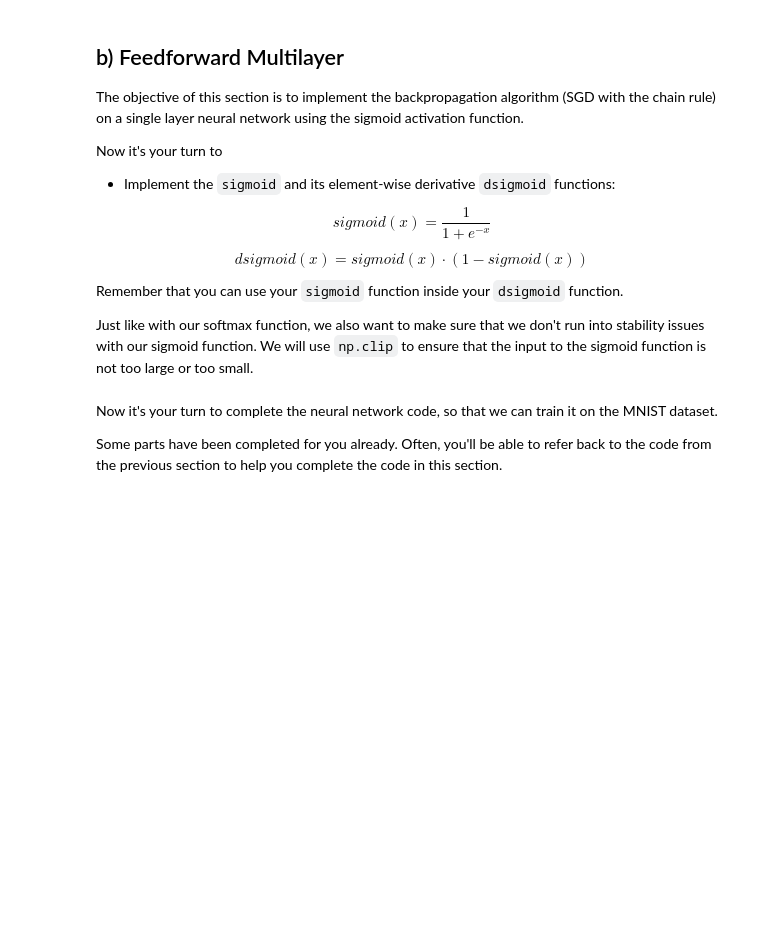
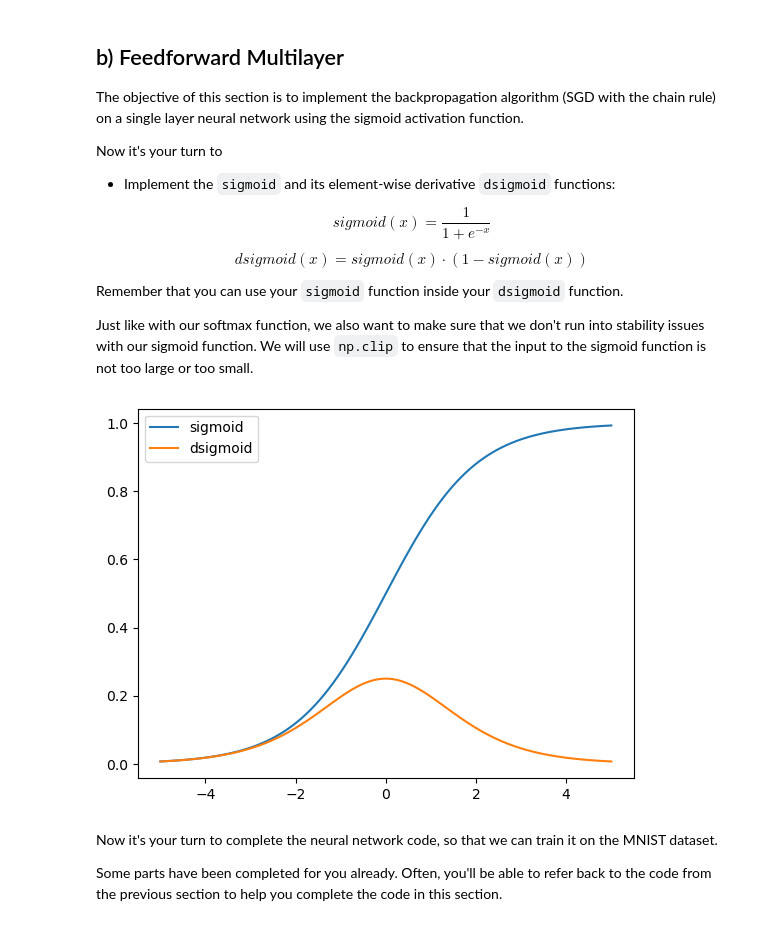
Before and after one commit to UofT-DSI/deep_learning, a Jupyter notebook: 01_materials/labs/lab_2.ipynb, the cells around one changed output. Drawn from its saved outputs; the diff is of its cells as text; code cells hidden in the pictures; blank space fills up the shorter version.

```diff
--- a/01_materials/labs/lab_2.ipynb
+++ b/01_materials/labs/lab_2.ipynb
@@ -160,10 +191,10 @@ class LogisticRegression:
 
     def forward(self, X):
         # Compute the linear combination of the input and weights
-        Z = None # TODO
+        Z = np.dot(X,self.W) + self.b
 
         # Return the softmax of the linear combination
-        return None # TODO
+        return softmax(Z)
 
     def predict(self, X):
         # Return the most probable class for each sample in X
@@ -175,8 +206,7 @@ class LogisticRegression:
     def loss(self, X, y):
         # Compute the negative log likelihood over the data provided
         y_onehot = one_hot(self.output_size, y)
-        return None # TODO
-
+        return nll(one_hot(self.output_size,y),self.forward(X))
     def grad_loss(self, X, y_true, y_pred):
         # Compute the gradient of the loss with respect to W and b for a single sample (X, y_true)
         # y_pred is the output of the forward pass
@@ -265,18 +316,20 @@ Just like with our softmax function, we also want to make sure that we don't run
 # %%
 def sigmoid(X):
     # Clip X to prevent overflow or underflow
     X = np.clip(X, -500, 500) # This ensures that np.exp(X) doesn't overflow
-    return None # TODO
+    return 1/(1+np.exp(-x))
 
 
 def dsigmoid(X):
-    return None # TODO
+    return sigmoid(X) * (1-sigmoid(X))
 
 
 x = np.linspace(-5, 5, 100)
 plt.plot(x, sigmoid(x), label='sigmoid')
 plt.plot(x, dsigmoid(x), label='dsigmoid')
 plt.legend(loc='best');
+# %% [output]
+[figure, added]
 # %% [markdown]
 Now it's your turn to complete the neural network code, so that we can train it on the MNIST dataset.
 
```
Also changed, not shown: parts of 26 cells of this notebook, 1 other file.
